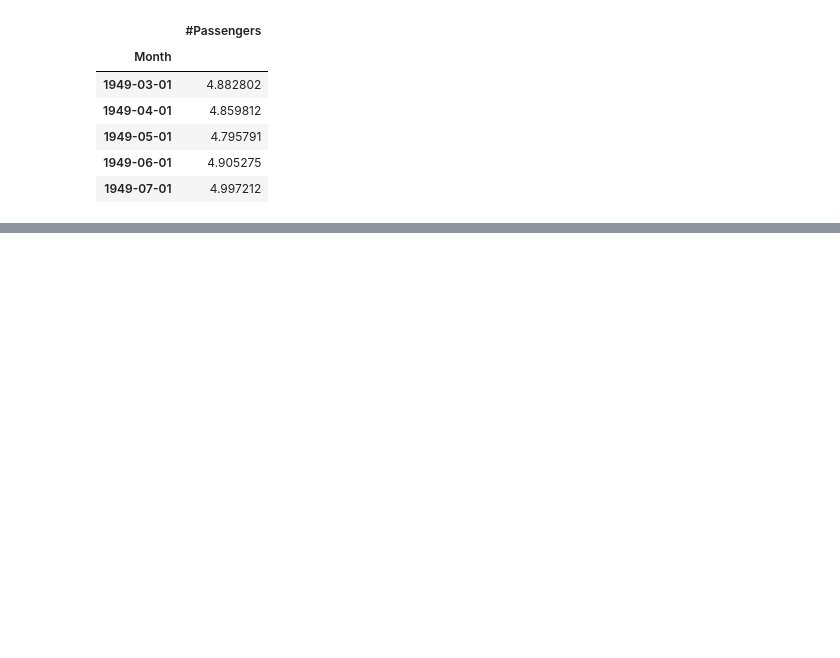
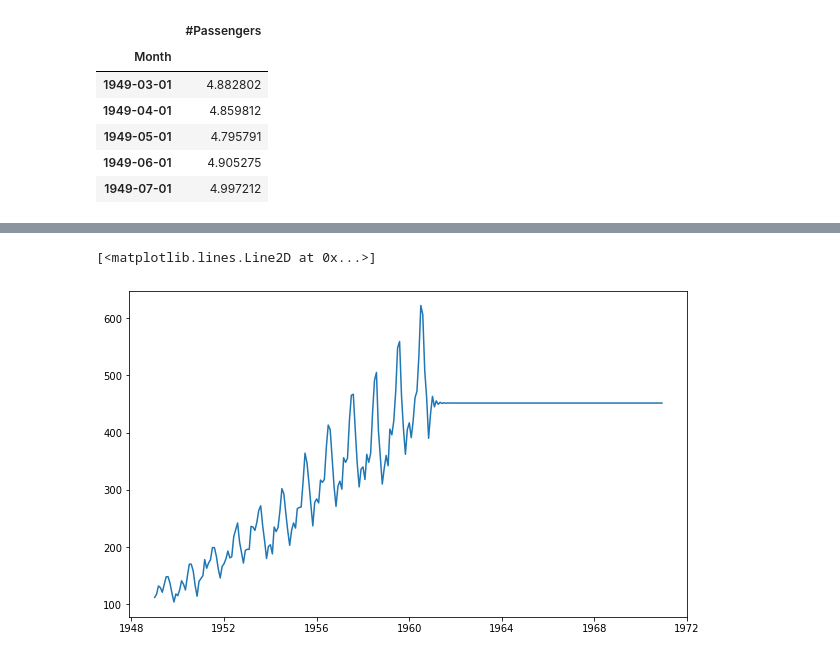
Before and after one commit to dray89/AirlinePassengers, a Jupyter notebook: AirlinePassengers.ipynb, the cells around one changed output, grey strips where cells are left out. Saved outputs shown, nothing was run; the diff lists cells and outputs as text; code cells hidden in the pictures; blank space fills up the shorter version.

```diff
--- a/AirlinePassengers.ipynb
+++ b/AirlinePassengers.ipynb
@@ -386 +389,4 @@ predictions
 Length: 264, dtype: float64
+# %%
+predictions = np.exp(predictionsLog)
+predictions #The data is now in its original form with predictions appended
@@ -386,0 +406,6 @@ Length: 264, dtype: float64
+# %%
+#plt.plot(indexedDataset)
+plt.plot(predictions)
+# %% [output]
+[<matplotlib.lines.Line2D at 0x...>]
+[figure, added]
```
Also changed, not shown: parts of 8 cells of this notebook.
